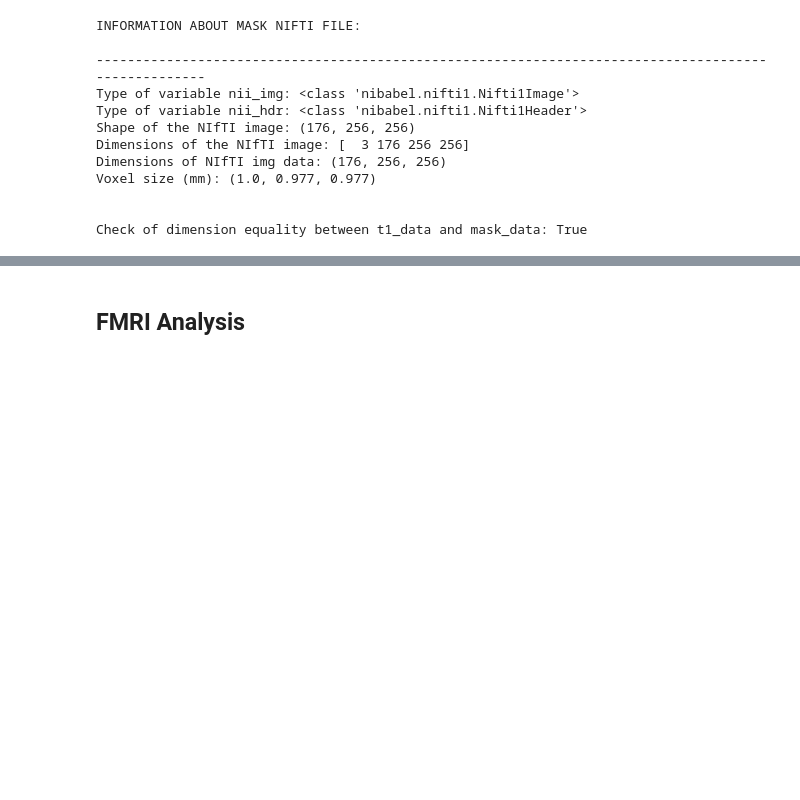
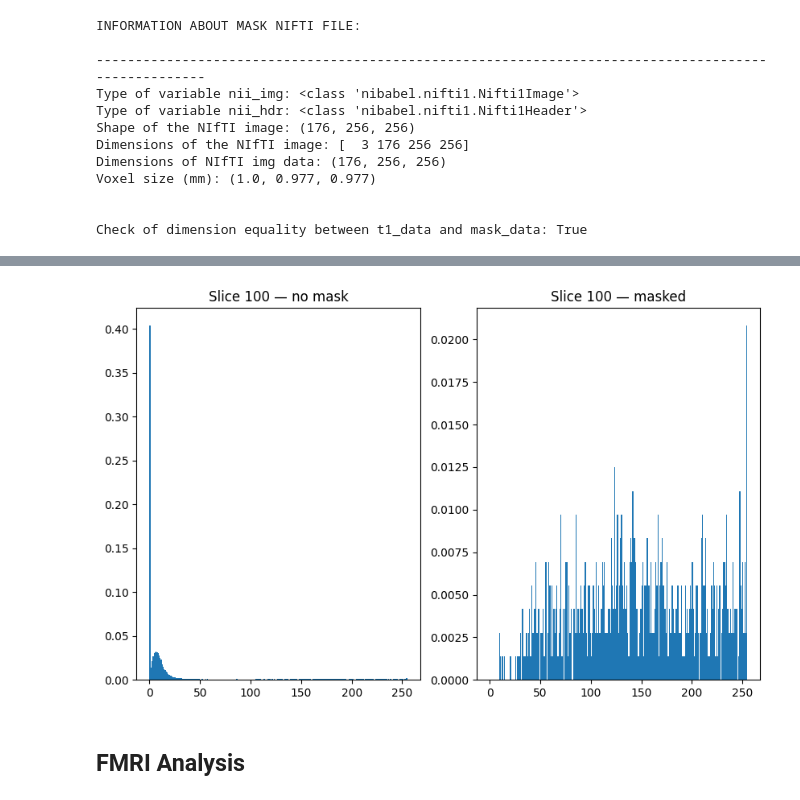
Before and after one commit to tommydelu/MRI-analysis-pipeline, a Jupyter notebook: data_exploration.ipynb, the cells around one changed output, grey strips where cells are left out. Cells and saved outputs as stored; diff of their text form; code cells hidden in the pictures; blank space fills up the shorter version.

```diff
--- a/data_exploration.ipynb
+++ b/data_exploration.ipynb
@@ -238,3 +377,7 @@ display_single_slice(mask_data, slice_idx=150, axis="axial")
+# %%
+single_slice_hist(t1_data, mask_data, slice_idx=100, axis="axial")
+# %% [output]
+[figure, added]
 # %% [markdown]
 ## FMRI Analysis
 # %%
```
Also changed, not shown: parts of 7 cells of this notebook.
